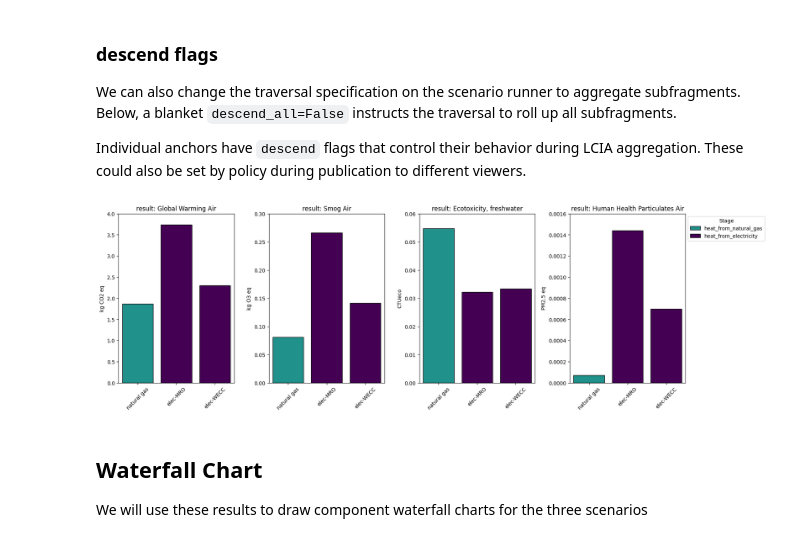
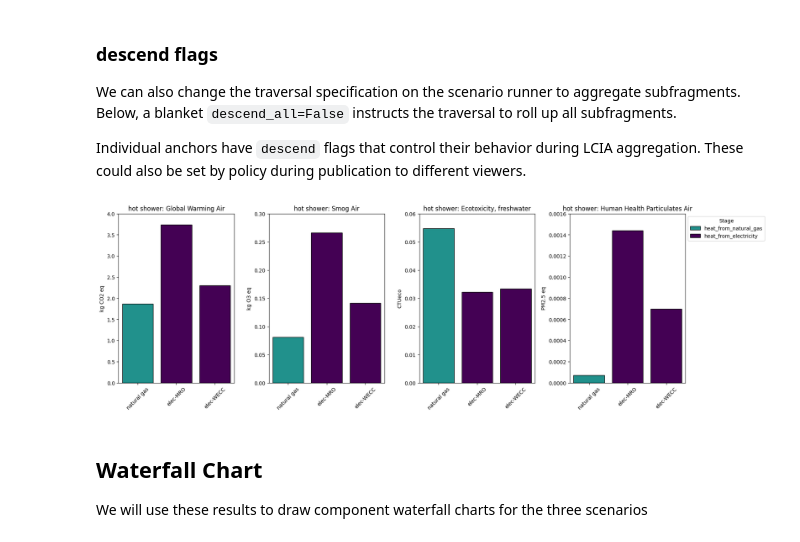
Before and after one commit to AntelopeLCA/user, a Jupyter notebook: demos/ISSST Hot Shower.ipynb, the cells around one changed output. Drawn from its saved outputs; the diff is of its cells as text; code cells hidden in the pictures.

Commit message:
tweaks on bar graphing - antelope_reports>=0.2.4.2

```diff
--- a/demos/ISSST Hot Shower.ipynb
+++ b/demos/ISSST Hot Shower.ipynb
@@ -1116,9 +1116,9 @@ Individual anchors have `descend` flags that control their behavior during LCIA
 # %%
 runner.set_descend(descend_all=False)
 # %%
-g = make_stack_plot_from_df(runner.to_dataframe(summary=False))
+g = make_stack_plot_from_df(runner.to_dataframe(summary=False), f_u='hot shower')
 # %% [output]
-[figure, old version]
+[figure, new version]
 # %% [markdown]
 ## Waterfall Chart
 We will use these results to draw component waterfall charts for the three scenarios
```
Also changed, not shown: parts of 2 cells of this notebook.
